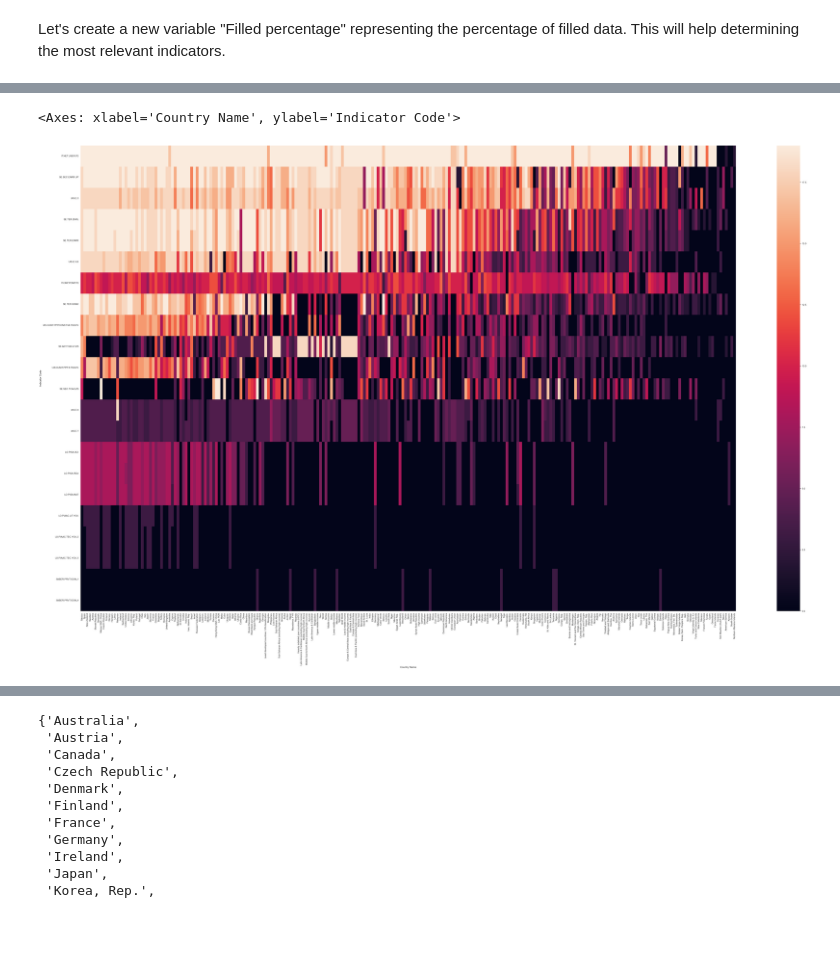
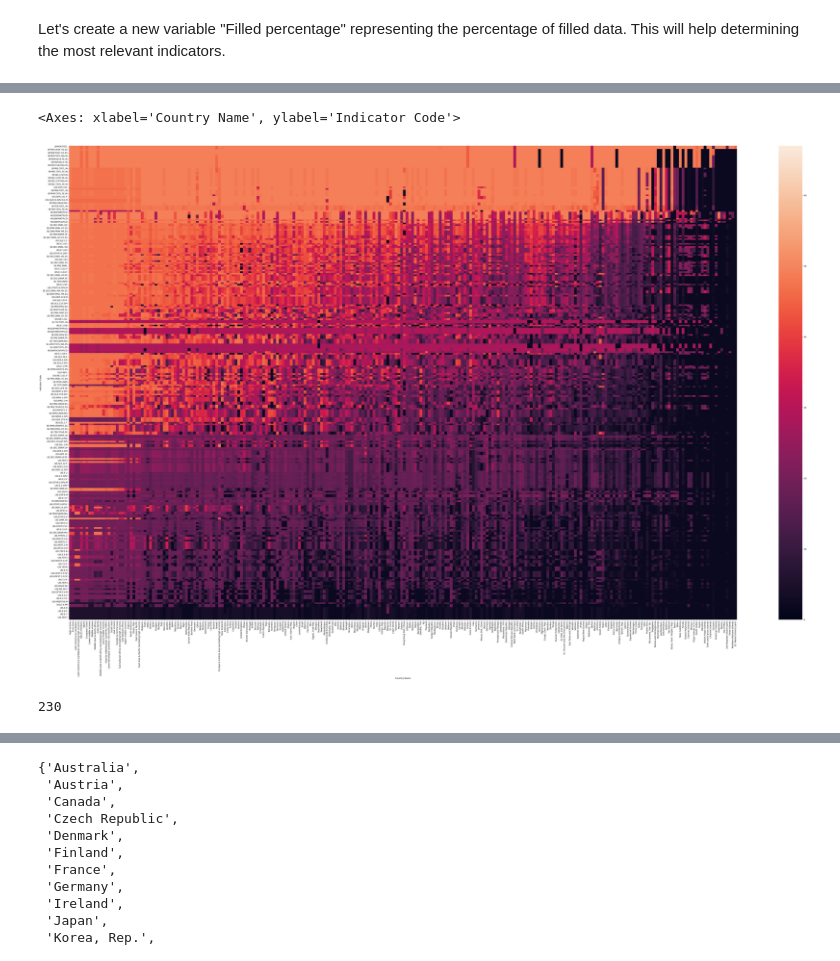
Before and after one commit to Unipto/DS_2, a Jupyter notebook: Analysez_des_donnees_de_systemes_educatifs_CARRE_MAXIME/CARRE_MAXIME_1_notebook_01102024_brouillon.ipynb, the cells around one changed output, grey strips where cells are left out. Saved outputs shown, nothing was run; the diff lists cells and outputs as text; code cells hidden in the pictures; blank space fills up the shorter version.

```diff
--- a/Analysez_des_donnees_de_systemes_educatifs_CARRE_MAXIME/CARRE_MAXIME_1_notebook_01102024_brouillon.ipynb
+++ b/Analysez_des_donnees_de_systemes_educatifs_CARRE_MAXIME/CARRE_MAXIME_1_notebook_01102024_brouillon.ipynb
@@ -1771,7 +1919,7 @@ Here is a list of some relevant criteria that would help determine countries wit
 # Considering high school and univsersity level correspond to Upper Secondary and Tertiary Education Level (according to ISDEC standards : Level 3, 5, 6, 7)
 # According to ISDEC standards, Post-secondary Non-tertiary Education mainly correspond to vocational education. It was choosen not to be included in this analysis as it is assumed that it does not match with online training.
 # Moreover, it seems like there is less data on this level of education. However, it could still be an interesting market to explore.
-relevent_indicators = ["LO.PIAAC.LIT.YOU", "SE.ADT.1524.LT.ZS", "UIS.E.3", "UIS.E.5.B", "UIS.E.6", "UIS.E.7", "SE.TER.ENRL", "SE.SEC.ENRR.UP", "SE.TER.ENRR",  "UIS.XUNIT.PPP.3.FSGOV", "UIS.XUNIT.PPPCONST.56.FSGOV", "SE.TER.GRAD", "LO.PISA.MAT", "LO.PISA.REA", "LO.PISA.SCI", "IT.CMP.PCMP.P2", "IT.NET.USER.P2", "LO.PIAAC.TEC.YOU.2", "LO.PIAAC.TEC.YOU.3", "SE.SEC.TCAQ.ZS", "SABER.PRVT.GOAL1", "SABER.PRVT.GOAL4"]
+relevent_indicators = ["NY.GDP.PCAP.PP.KD", "LO.PIAAC.LIT.YOU", "SE.ADT.1524.LT.ZS", "UIS.E.3", "UIS.E.5.B", "UIS.E.6", "UIS.E.7", "SE.TER.ENRL", "SE.SEC.ENRR.UP", "SE.TER.ENRR",  "UIS.XUNIT.PPP.3.FSGOV", "UIS.XUNIT.PPPCONST.56.FSGOV", "SE.TER.GRAD", "LO.PISA.MAT", "LO.PISA.REA", "LO.PISA.SCI", "IT.CMP.PCMP.P2", "IT.NET.USER.P2", "LO.PIAAC.TEC.YOU.2", "LO.PIAAC.TEC.YOU.3", "SE.SEC.TCAQ.ZS", "SABER.PRVT.GOAL1", "SABER.PRVT.GOAL4"]
 pd.set_option("display.max_colwidth", 500)
 display(ed_stats_series.loc[ed_stats_series["Series Code"].isin(relevent_indicators), ["Series Code", "Indicator Name"]].reset_index())
 # %% [output]
@@ -2039,4 +2164,0 @@ display(indicator_filled_percentage)
-# %%
-indicators_to_compare = ["UIS.E.5.B", "UIS.E.3", "UIS.E.6", "UIS.E.4", "UIS.E.7"]
-
-indicator_filled_percentage.loc[indicator_filled_percentage["Indicator Code"].isin(indicators_to_compare)]
@@ -2049,31 +2183,35 @@ indicator_filled_percentage.loc[indicator_filled_percentage["Indicator Code"].is
 # %%
 # Step 1: Melt the DataFrame to have years as rows
-melted_data = ed_stats_data[ed_stats_data["Indicator Code"].isin(relevent_indicators)].melt(id_vars=['Indicator Code', 'Country Name', 'Filled Percentage'],
+melted_data = ed_stats_data[ed_stats_data["Indicator Code"].isin(indicators_to_compare)].melt(id_vars=['Indicator Code', 'Country Name', 'Filled Percentage'],
                                    var_name='Year',
                                    value_name='Value')
 
 # Step 2: Filter to keep only non-null values
 non_null_counts = melted_data[melted_data['Value'].notnull()]
 
 # Step 3: Create a pivot table
 pivot_table = non_null_counts.pivot_table(index='Indicator Code',
                                            columns='Country Name',
                                            values='Year',
                                            aggfunc='count',
                                            fill_value=0)  # Fill NaNs with 0
 # Step 4: Add total row
 pivot_table.loc['Total'] = pivot_table.sum()
 
 
 # Step 5: Add total column
 pivot_table['Total'] = pivot_table.sum(axis=1)
 
 pivot_table = pivot_table.sort_values(by="Total", axis=1, ascending = False).sort_values(by="Total", axis=0, ascending = False)
 
 # setting the dimensions of the plot
 plt.figure(figsize=(70, 40))
 
 sns.heatmap(pivot_table.loc[pivot_table.index != "Total", pivot_table.columns != "Total"], vmin=0, vmax=len(ed_stats_data.columns[4:]))
 # %% [output]
 <Axes: xlabel='Country Name', ylabel='Indicator Code'>
-[figure, old version]
+[figure, new version]
+# %%
+len(ed_stats_series.loc[ed_stats_series["Topic"].isin(["Expenditures", "Teachers"]), "Series Code"].tolist())
+# %% [output]
+230
```
Also changed, not shown: parts of 38 cells of this notebook, 2 other files.
